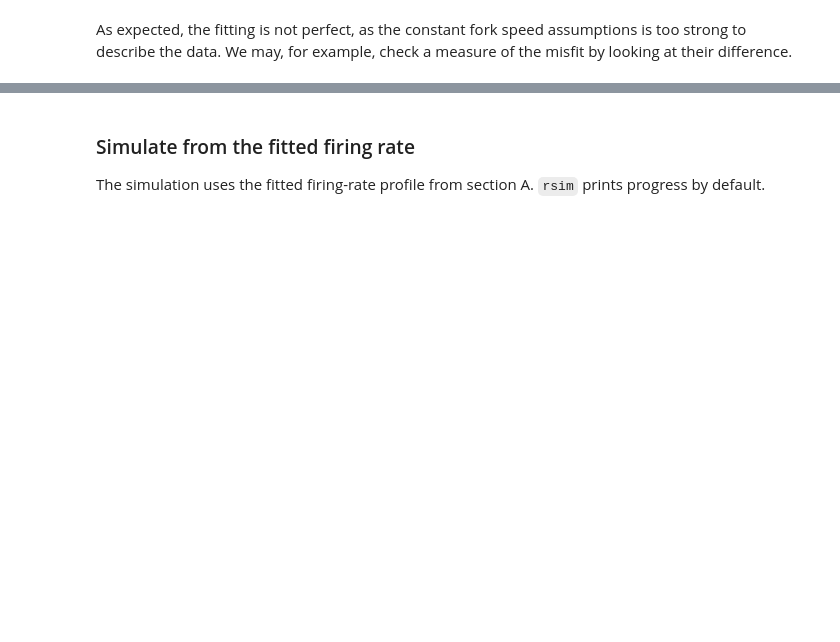
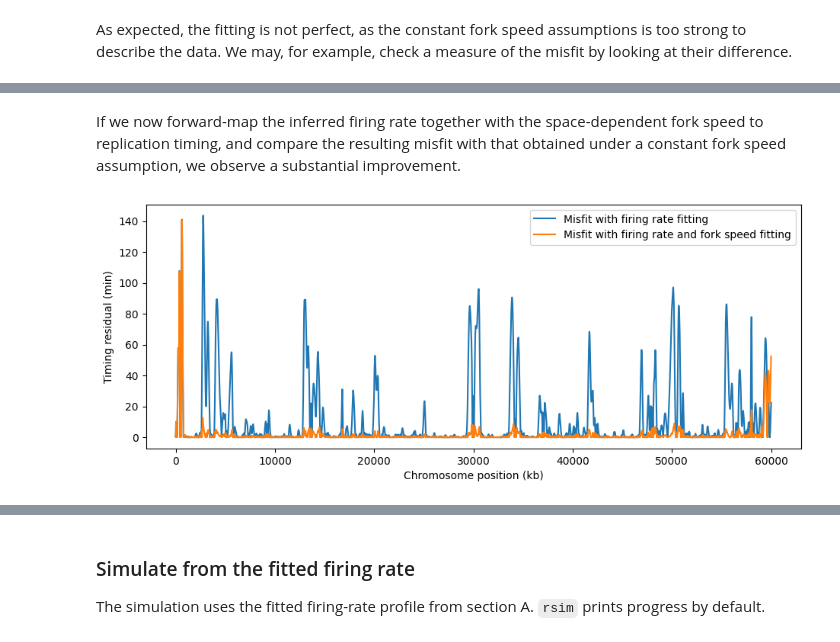
Before and after one commit to fberkemeier/DNAscape, a Jupyter notebook: examples/0_quickstart.ipynb, the cells around one changed output, grey strips where cells are left out. Cells and saved outputs as stored; diff of their text form; code cells hidden in the pictures; blank space fills up the shorter version.

```diff
--- a/examples/0_quickstart.ipynb
+++ b/examples/0_quickstart.ipynb
@@ -100,0 +140,21 @@ plotf(
+# %% [markdown]
+If we now forward-map the inferred firing rate together with the space-dependent fork speed to replication timing, and compare the resulting misfit with that obtained under a constant fork speed assumption, we observe a substantial improvement.
+# %%
+replication_timing_mapped_with_fork = rmap(
+    source={
+        "firing_rate": firing_rate,
+        "fork_speed": fork_speed_mapped,
+    },
+    target="replication_timing",
+)
+
+plotf(
+    np.abs(replication_timing - replication_timing_mapped),
+    np.abs(replication_timing - replication_timing_mapped_with_fork),
+    x_array=positions_kb,
+    labels=["Misfit with firing rate fitting", "Misfit with firing rate and fork speed fitting"],
+    xtitle="Chromosome position (kb)",
+    ytitle="Timing residual (min)",
+)
+# %% [output]
+[figure, added]
```
Also changed, not shown: parts of 28 cells of this notebook, 12 other files.
